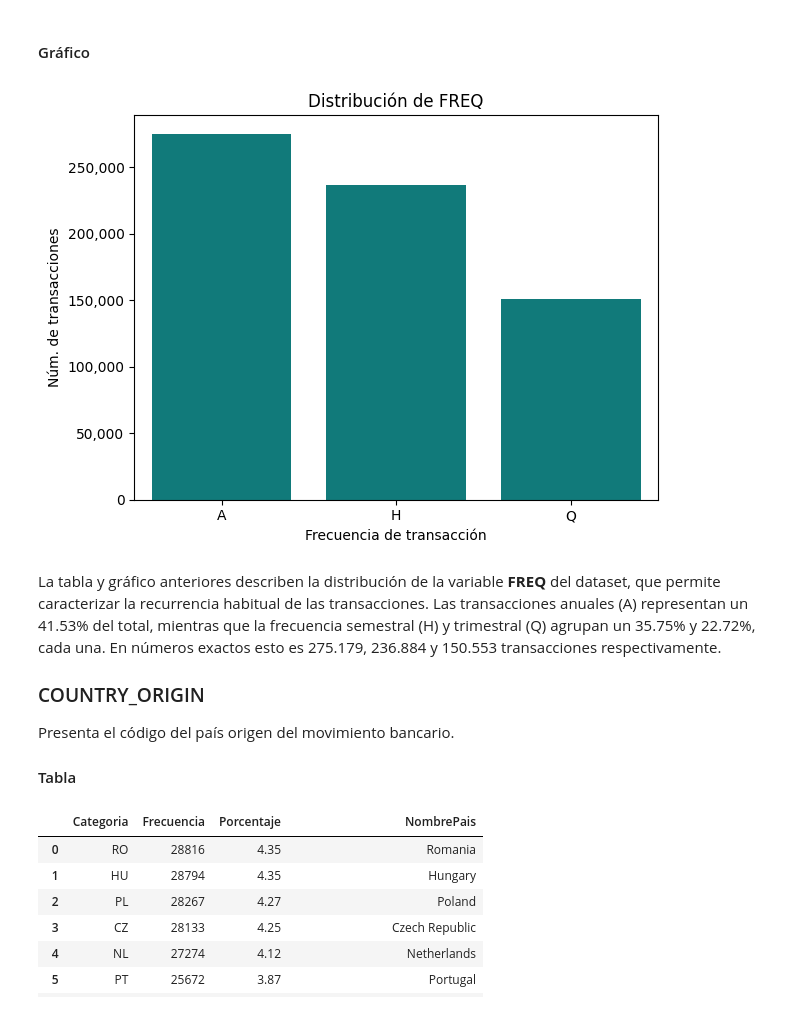
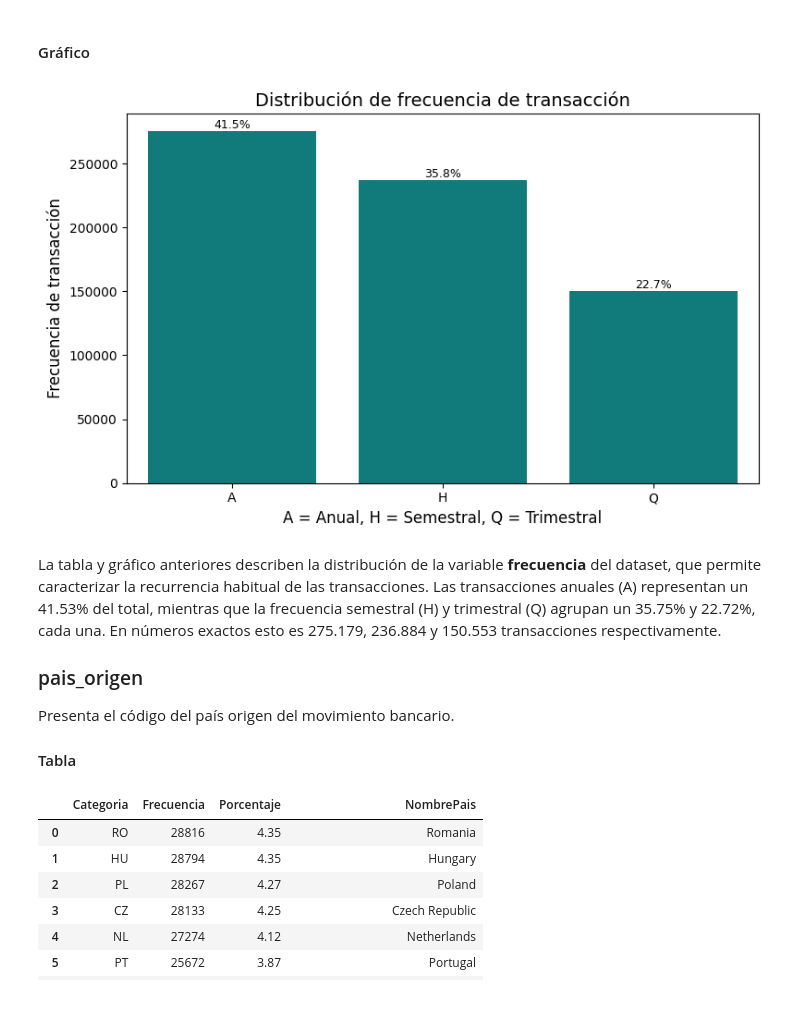
Before and after one commit to T1fff/PaymentTransactionsEUpy, a Jupyter notebook: 01-intro.ipynb, the cells around one changed output. Drawn from its saved outputs; the diff is of its cells as text; code cells hidden in the pictures.

```diff
--- a/01-intro.ipynb
+++ b/01-intro.ipynb
@@ -47,12 +48,12 @@ df.head()
 
 #### Tabla
 # %%
-# Tabla de frecuencias de TYPE_FRAUD
+# Tabla de frecuencias de tipo_fraude
 tabla_y = (
-    df['TYPE_FRAUD']
+    df['tipo_fraude']
     .value_counts()
     .reset_index()
-    .rename(columns={'TYPE_FRAUD': 'TYPE_FRAUD', 'count': 'Fraude'})
+    .rename(columns={'tipo_fraude': 'tipo_fraude', 'count': 'Fraude'})
 )
 tabla_y['Porcentaje'] = (tabla_y['Fraude'] / tabla_y['Fraude'].sum() * 100).round(1)
 
@@ -66,13 +67,17 @@ La variable **TYPE_FRAUD** representa la clasificación del fraude indentificado
 
 #### Gráfico
 # %%
-# Gráfico de TYPE_FRAUD
-sns.countplot(x='TYPE_FRAUD', data=df, color='#008B8B')
+fig, ax = plt.subplots(figsize=(8,5))
+sns.barplot(x='tipo_fraude', y='Fraude', data=tabla_y, ax=ax, color='#008B8B', order=tabla_y['tipo_fraude'])
 
-plt.title('Distribución de TYPE_FRAUD')
-plt.xlabel('Tipo de transacción')
-plt.ylabel('Núm. de transacciones')
-plt.gca().yaxis.set_major_formatter(mticker.FuncFormatter(lambda x, _: f'{int(x):,}'))
+for i, (patch, pct) in enumerate(zip(ax.patches, tabla_y['Porcentaje'])):
+    height = patch.get_height()
+    ax.text(patch.get_x() + patch.get_width() / 2, height + 0.01,
+            f"\n{pct:.1f}%", ha='center', va='bottom', fontsize=9)
+
+ax.set_title('Distribución de tipo_fraude', fontsize=14)
+ax.set_xlabel('_Z = No fraude, F = Fraude', fontsize=12)
+ax.set_ylabel('Núm. de transacciones')
 plt.tight_layout()
 plt.show()
 # %% [output]
@@ -119,12 +123,12 @@ Describe la recurrencia con la que se realiza determinado pago (Anual, trimestra
 
 #### Tabla
 # %%
-# Tabla de frecuencias de FREQ
+# Tabla de frecuencias de frecuencia
 tabla_freq = (
-    df['FREQ']
+    df['frecuencia']
     .value_counts()
     .reset_index()
-    .rename(columns={'FREQ': 'Categoria', 'count': 'Frecuencia'})
+    .rename(columns={'frecuencia': 'Categoria', 'count': 'Frecuencia'})
 )
 tabla_freq['Porcentaje'] = (tabla_freq['Frecuencia'] / tabla_freq['Frecuencia'].sum() * 100).round(2)
 
@@ -137,21 +141,25 @@ tabla_freq
 # %% [markdown]
 #### Gráfico
 # %%
-# Gráfico de FREQ
-sns.countplot(x='FREQ', data=df, color='#008B8B')
+fig, ax = plt.subplots(figsize=(8,5))
+sns.barplot(x='Categoria', y='Frecuencia', data=tabla_freq, ax=ax, color='#008B8B', order=tabla_freq['Categoria'])
 
-plt.title('Distribución de FREQ')
-plt.xlabel('Frecuencia de transacción')
-plt.ylabel('Núm. de transacciones')
-plt.gca().yaxis.set_major_formatter(mticker.FuncFormatter(lambda x, _: f'{int(x):,}'))
+for i, (patch, pct) in enumerate(zip(ax.patches, tabla_freq['Porcentaje'])):
+    height = patch.get_height()
+    ax.text(patch.get_x() + patch.get_width() / 2, height + 0.01,
+            f"\n{pct:.1f}%", ha='center', va='bottom', fontsize=9)
+
+ax.set_title('Distribución de frecuencia de transacción', fontsize=14)
+ax.set_ylabel('Frecuencia de transacción', fontsize=12)
+ax.set_xlabel('A = Anual, H = Semestral, Q = Trimestral', fontsize=12)
 plt.tight_layout()
 plt.show()
 # %% [output]
-[figure, old version]
+[figure, new version]
 # %% [markdown]
-La tabla y gráfico anteriores describen la distribución de la variable **FREQ** del dataset, que permite caracterizar la recurrencia habitual de las transacciones. Las transacciones anuales (A) representan un 41.53% del total, mientras que la frecuencia semestral (H) y trimestral (Q) agrupan un 35.75% y 22.72%, cada una. En números exactos esto es 275.179, 236.884 y 150.553 transacciones respectivamente.
+La tabla y gráfico anteriores describen la distribución de la variable **frecuencia** del dataset, que permite caracterizar la recurrencia habitual de las transacciones. Las transacciones anuales (A) representan un 41.53% del total, mientras que la frecuencia semestral (H) y trimestral (Q) agrupan un 35.75% y 22.72%, cada una. En números exactos esto es 275.179, 236.884 y 150.553 transacciones respectivamente.
 
-### COUNTRY_ORIGIN
+### pais_origen
 
 Presenta el código del país origen del movimiento bancario.
 
```
Also changed, not shown: parts of 51 cells of this notebook, 1 other file.
